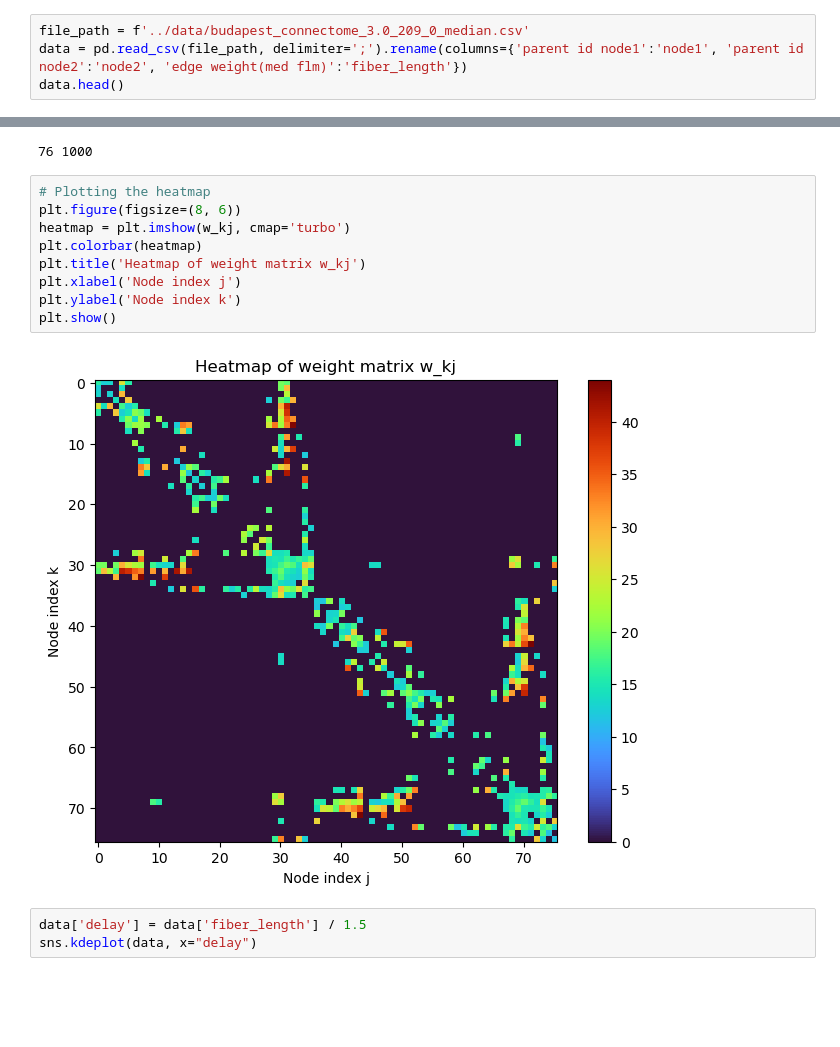
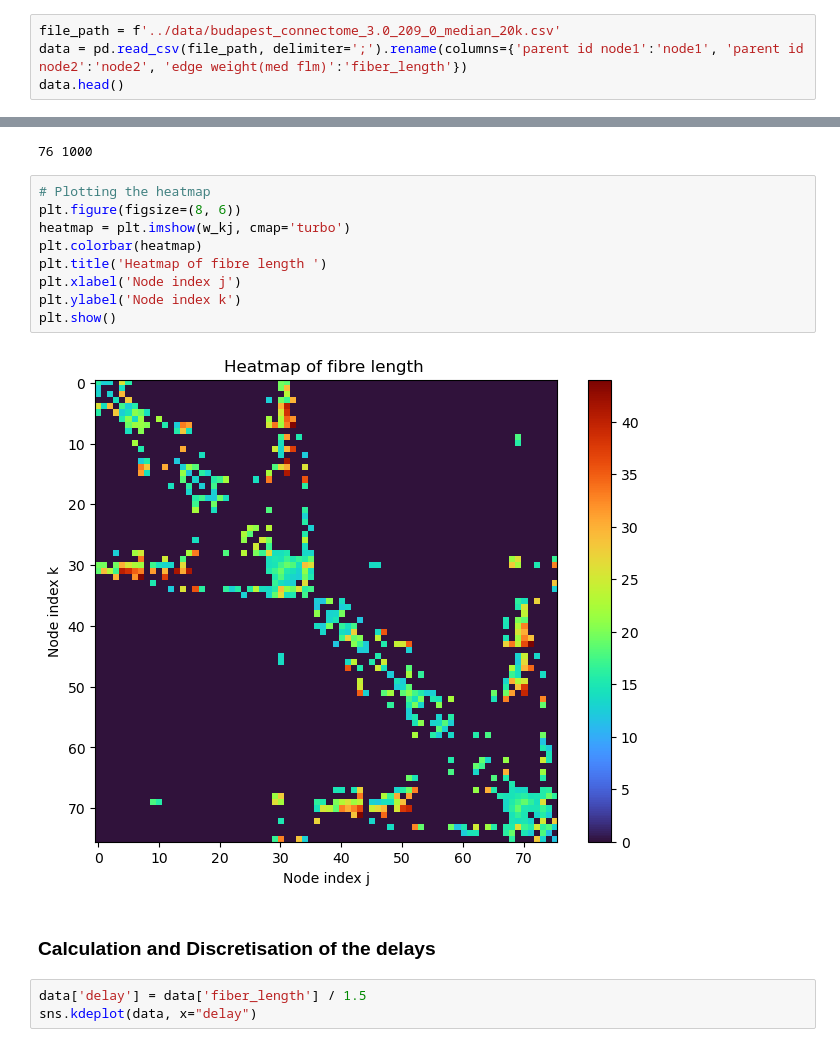
Before and after one commit to shayanshafquat/neuronal-oscillations-evolving-networks, a Jupyter notebook: notebooks/transport_model.ipynb, the cells around one changed output, grey strips where cells are left out. Cells and saved outputs as stored; diff of their text form; blank space fills up the shorter version.

```diff
--- a/notebooks/transport_model.ipynb
+++ b/notebooks/transport_model.ipynb
@@ -204,7 +204,7 @@ graph_data_ec_1.csv
 graph_data_ec_2.csv
 graph_data_fc.csv
 # %%
-file_path = f'../data/budapest_connectome_3.0_209_0_median.csv'
+file_path = f'../data/budapest_connectome_3.0_209_0_median_20k.csv'
 data = pd.read_csv(file_path, delimiter=';').rename(columns={'parent id node1':'node1', 'parent id node2':'node2', 'edge weight(med flm)':'fiber_length'})
 data.head()
 # %% [output]
@@ -237,14 +237,16 @@ for _, row in data.iterrows():
 # %%
 # Plotting the heatmap
 plt.figure(figsize=(8, 6))
 heatmap = plt.imshow(w_kj, cmap='turbo')
 plt.colorbar(heatmap)
-plt.title('Heatmap of weight matrix w_kj')
+plt.title('Heatmap of fibre length ')
 plt.xlabel('Node index j')
 plt.ylabel('Node index k')
 plt.show()
 # %% [output]
-[figure, old version]
+[figure, new version]
+# %% [markdown]
+### Calculation and Discretisation of the delays
 # %%
 data['delay'] = data['fiber_length'] / 1.5
 sns.kdeplot(data, x="delay")
```
Also changed, not shown: parts of 13 cells of this notebook, 1 other file.
